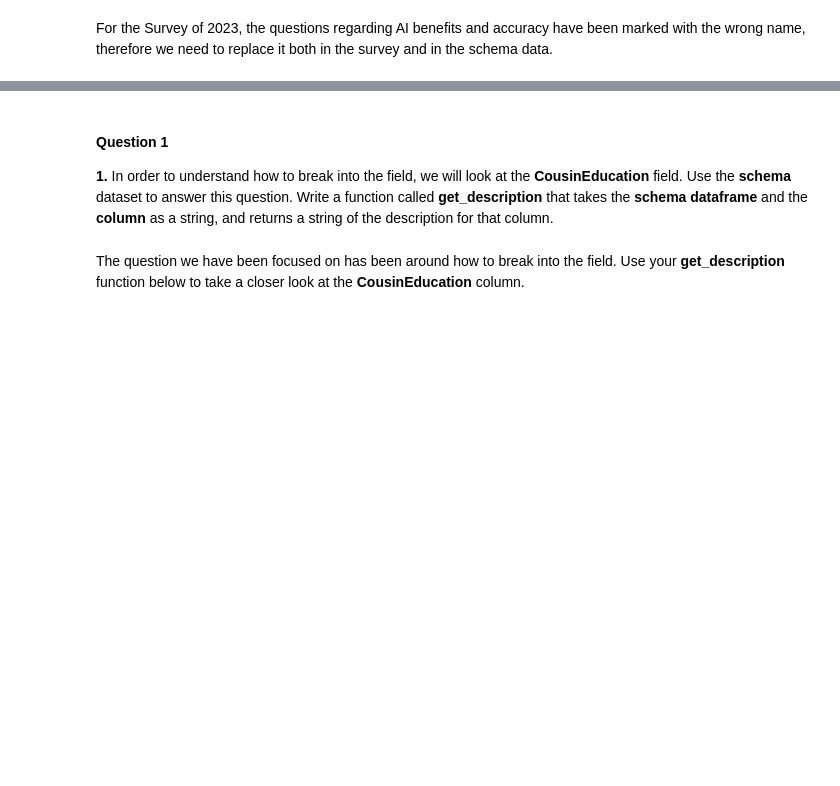
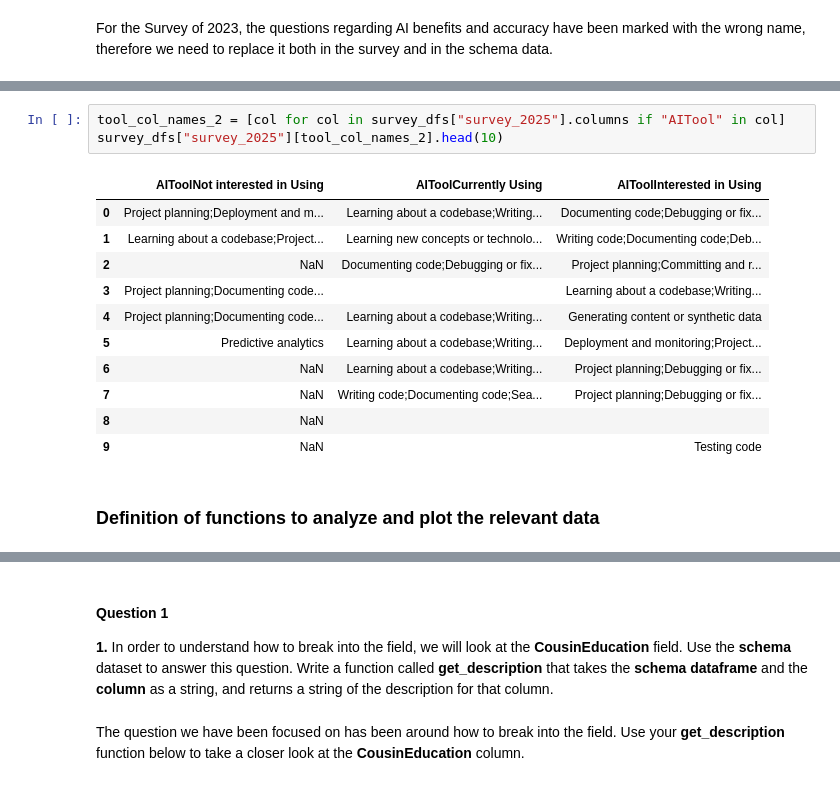
Before and after one commit to UUJI17D/StackoverflowSurvey_UpskillingProject, a Jupyter notebook: Project.ipynb, the cells around one changed output, grey strips where cells are left out. Drawn from its saved outputs; the diff is of its cells as text; blank space fills up the shorter version.

```diff
--- a/Project.ipynb
+++ b/Project.ipynb
@@ -887,0 +812,17 @@ Error:
+# %%
+tool_col_names_2 = [col for col in survey_dfs["survey_2025"].columns if "AITool" in col]
+survey_dfs["survey_2025"][tool_col_names_2].head(10)
+# %% [output]
+|  | AIToolNot interested in Using | AIToolCurrently Using | AIToolInterested in Using |
+| 0 | Project planning;Deployment and m... | Learning about a codebase;Writing... | Documenting code;Debugging or fix... |
+| 1 | Learning about a codebase;Project... | Learning new concepts or technolo... | Writing code;Documenting code;Deb... |
+| 2 | NaN | Documenting code;Debugging or fix... | Project planning;Committing and r... |
+| 3 | Project planning;Documenting code... |  | Learning about a codebase;Writing... |
+| 4 | Project planning;Documenting code... | Learning about a codebase;Writing... | Generating content or synthetic data |
+| 5 | Predictive analytics | Learning about a codebase;Writing... | Deployment and monitoring;Project... |
+| 6 | NaN | Learning about a codebase;Writing... | Project planning;Debugging or fix... |
+| 7 | NaN | Writing code;Documenting code;Sea... | Project planning;Debugging or fix... |
+| 8 | NaN |  |  |
+| 9 | NaN |  | Testing code |
+# %% [markdown]
+### Definition of functions to analyze and plot the relevant data
```
Also changed, not shown: parts of 61 cells of this notebook.
